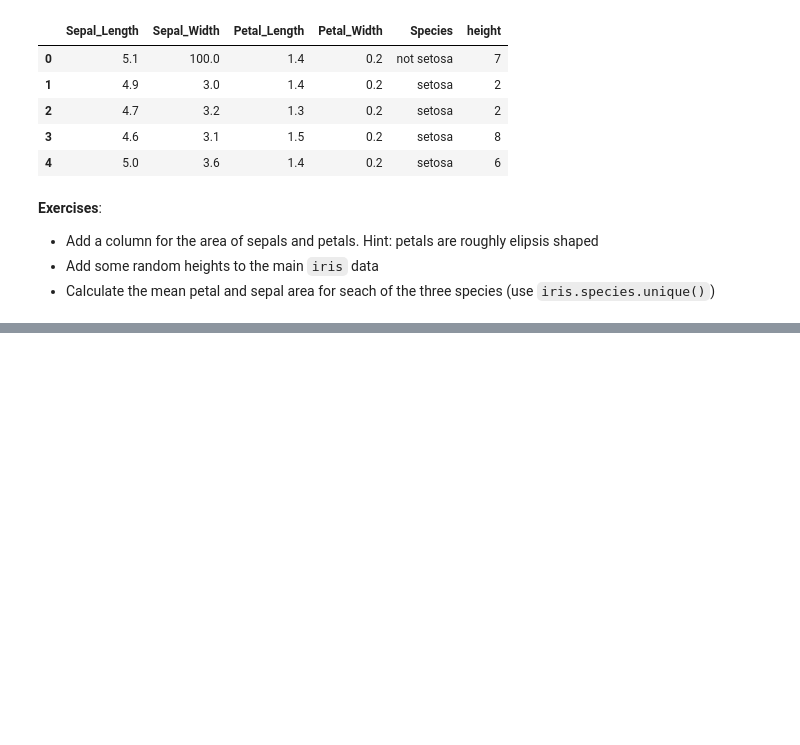
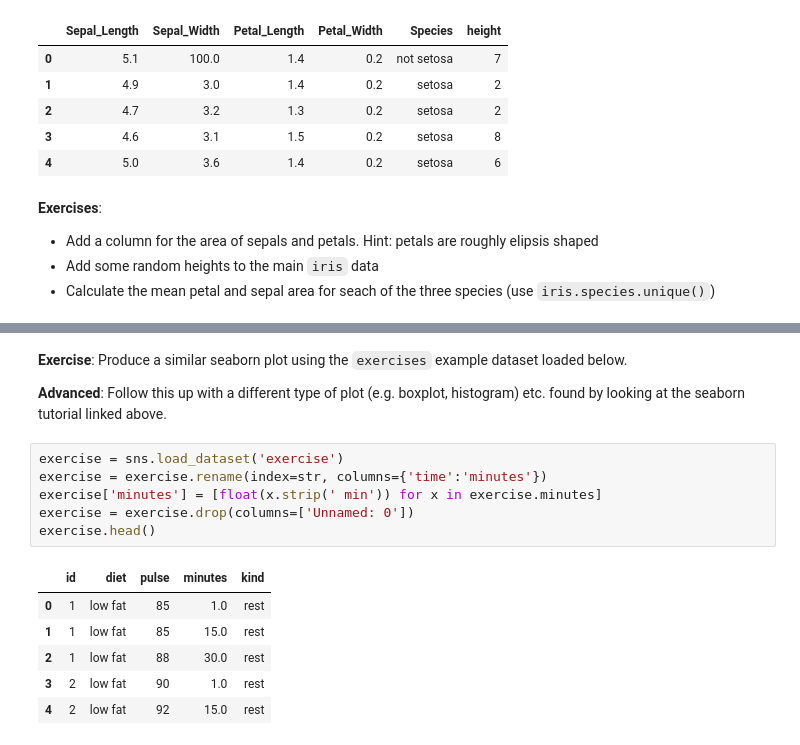
Before and after one commit to allydunham/btm2018, a Jupyter notebook: scientific_python/Introduction to Scientific Python.ipynb, the cells around one changed output, grey strips where cells are left out. Saved outputs shown, nothing was run; the diff lists cells and outputs as text; blank space fills up the shorter version.

```diff
--- a/scientific_python/Introduction to Scientific Python.ipynb
+++ b/scientific_python/Introduction to Scientific Python.ipynb
@@ -419,0 +482,17 @@ test.head()
+# %% [markdown]
+__Exercise__: Produce a similar seaborn plot using the `exercises` example dataset loaded below.
+
+__Advanced__: Follow this up with a different type of plot (e.g. boxplot, histogram) etc. found by looking at the seaborn tutorial linked above.
+# %%
+exercise = sns.load_dataset('exercise')
+exercise = exercise.rename(index=str, columns={'time':'minutes'})
+exercise['minutes'] = [float(x.strip(' min')) for x in exercise.minutes]
+exercise = exercise.drop(columns=['Unnamed: 0'])
+exercise.head()
+# %% [output]
+|  | id | diet | pulse | minutes | kind |
+| 0 | 1 | low fat | 85 | 1.0 | rest |
+| 1 | 1 | low fat | 85 | 15.0 | rest |
+| 2 | 1 | low fat | 88 | 30.0 | rest |
+| 3 | 2 | low fat | 90 | 1.0 | rest |
+| 4 | 2 | low fat | 92 | 15.0 | rest |
```
Also changed, not shown: parts of 11 cells of this notebook, 2 other files.
